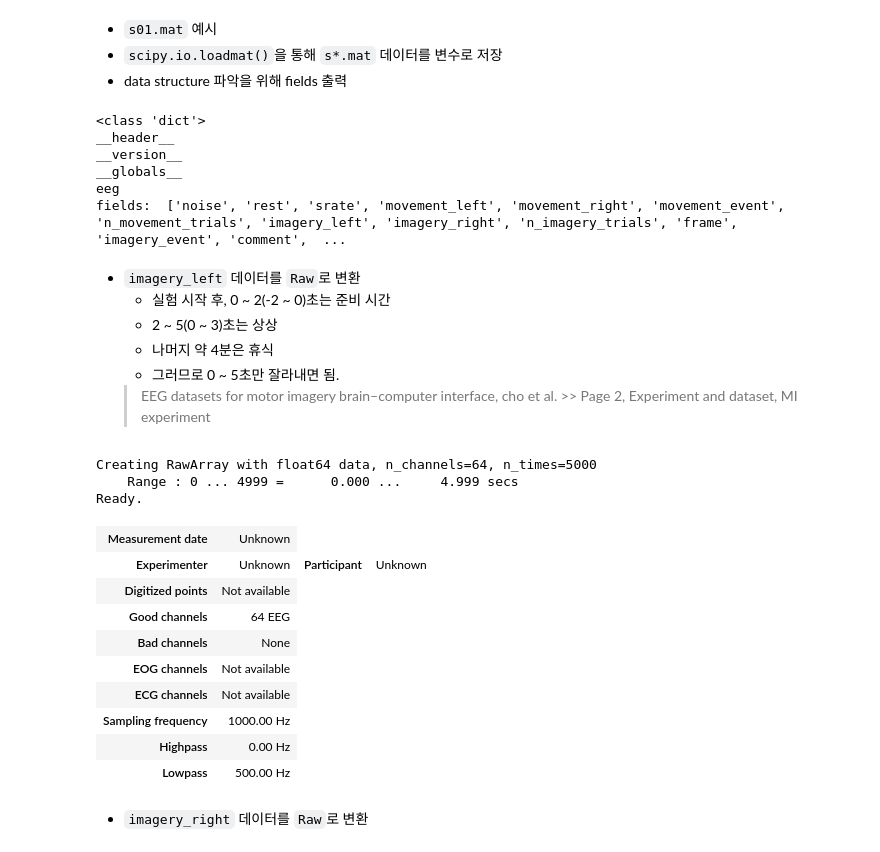
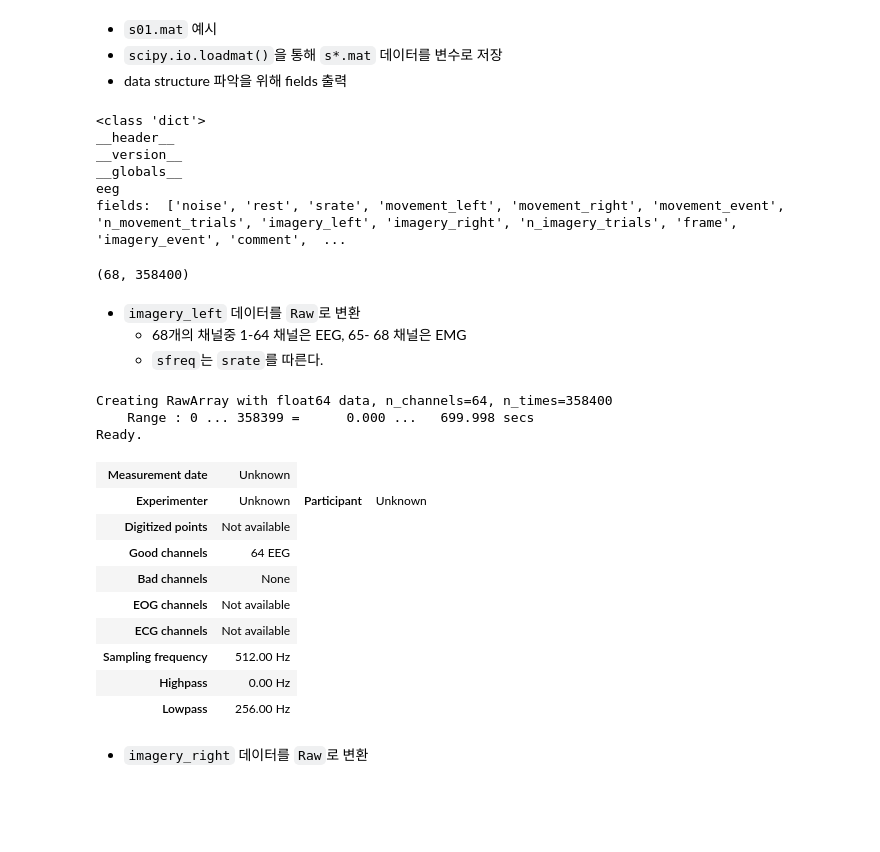
Before and after one commit to logiggi/MNE_tutorials, a Jupyter notebook: Practice_with_MIdata.ipynb, the cells around one changed output. Saved outputs shown, nothing was run; the diff lists cells and outputs as text; code cells hidden in the pictures; blank space fills up the shorter version.

````diff
--- a/Practice_with_MIdata.ipynb
+++ b/Practice_with_MIdata.ipynb
@@ -32,6 +30,7 @@ for i in mat_file:
 
 fields = list(mat_file['eeg'][0].dtype.fields.keys())
 print("fields: ", fields)
+mat_file['eeg'][0]['imagery_left'][0].shape
 # %% [output]
 <class 'dict'>
 __header__
@@ -39,14 +38,11 @@ __version__
 __globals__
 eeg
 fields:  ['noise', 'rest', 'srate', 'movement_left', 'movement_right', 'movement_event', 'n_movement_trials', 'imagery_left', 'imagery_right', 'n_imagery_trials', 'frame', 'imagery_event', 'comment',  ...
+(68, 358400)
-# %% [markdown]
-* ```imagery_left``` 데이터를 ```Raw```로 변환
-    * 실험 시작 후, 0 ~ 2(-2 ~ 0)초는 준비 시간
-    * 2 ~ 5(0 ~ 3)초는 상상
-    * 나머지 약 4분은 휴식
-    * 그러므로 0 ~ 5초만 잘라내면 됨.
-    > EEG datasets for motor imagery brain–computer interface, cho et al.
-        >> Page 2, Experiment and dataset, MI experiment
+# %% [markdown]
+* ```imagery_left``` 데이터를 ```Raw```로 변환
+    * 68개의 채널중 1-64 채널은 EEG, 65- 68 채널은 EMG
+    * ```sfreq```는 ```srate```를 따른다.
 # %%
 ch_names = []
 ch_types = []
@@ -56,24 +52,24 @@ for i in range(1, len(mat_file['eeg'][0]['imagery_left'][0])-3):
     ch_types.append('eeg')
 # %%
 # imagery_left
-info = mne.create_info(ch_names=ch_names, sfreq=1000, ch_types=ch_types)
-raw = mne.io.RawArray(mat_file['eeg'][0]['imagery_left'][0][0:64, 0:5000], info=info)
+info = mne.create_info(ch_names=ch_names, sfreq=512, ch_types=ch_types)
+raw = mne.io.RawArray(mat_file['eeg'][0]['imagery_left'][0][0:64, :], info=info)
 
 raw.info
 # %% [output]
-Creating RawArray with float64 data, n_channels=64, n_times=5000
-    Range : 0 ... 4999 =      0.000 ...     4.999 secs
+Creating RawArray with float64 data, n_channels=64, n_times=358400
+    Range : 0 ... 358399 =      0.000 ...   699.998 secs
 Ready.
 | Measurement date | Unknown |
 | Experimenter | Unknown | Participant | Unknown |
 | Digitized points | Not available |
 | Good channels | 64 EEG |
 | Bad channels | None |
 | EOG channels | Not available |
 | ECG channels | Not available |
-| Sampling frequency | 1000.00 Hz |
+| Sampling frequency | 512.00 Hz |
 | Highpass | 0.00 Hz |
-| Lowpass | 500.00 Hz |
+| Lowpass | 256.00 Hz |
 # %% [markdown]
 * ```imagery_right``` 데이터를 ```Raw```로 변환
 # %%
````
Also changed, not shown: parts of 25 cells of this notebook.
